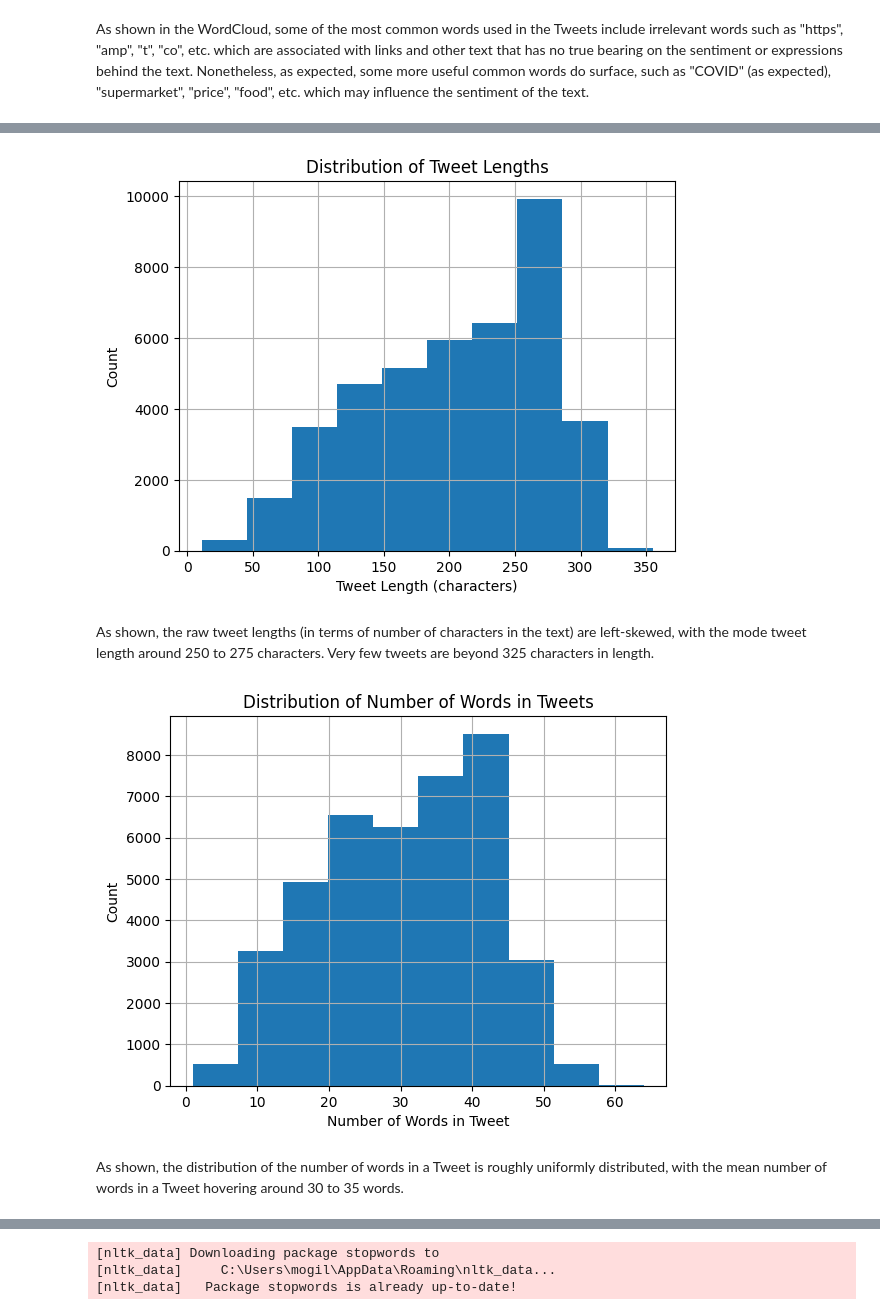
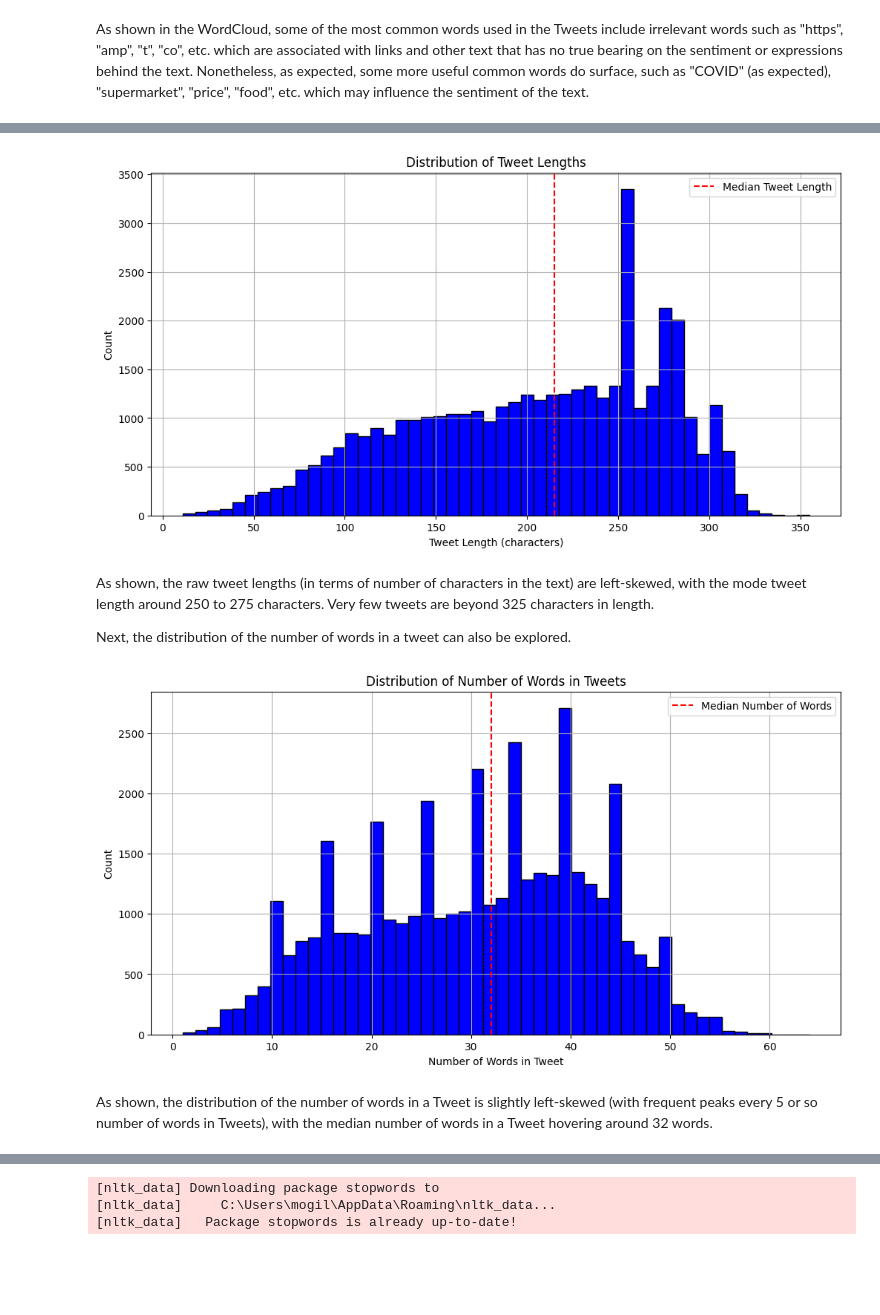
Before and after one commit to ALIENHZ1/ECE443_Term_Project, a Jupyter notebook: Covid/The_Sigmoid_Squad_Dataset4_3CLASSES.ipynb, the cells around one changed output, grey strips where cells are left out. Saved outputs shown, nothing was run; the diff lists cells and outputs as text; code cells hidden in the pictures; blank space fills up the shorter version.

```diff
--- a/Covid/The_Sigmoid_Squad_Dataset4_3CLASSES.ipynb
+++ b/Covid/The_Sigmoid_Squad_Dataset4_3CLASSES.ipynb
@@ -147,0 +169,27 @@ As shown in the WordCloud, some of the most common words used in the Tweets incl
+# %%
+# Get TweetLength feature to see any correlations
+train_df['TweetLength'] = train_df['OriginalTweet'].str.len()
+
+# Distribution of Tweet lengths by sentiment
+plt.figure(figsize=(10, 6))
+sns.violinplot(data=train_df, x='Sentiment', y='TweetLength', palette='Set2')
+plt.title('Distribution of Tweet Lengths by Sentiment')
+plt.xlabel('Sentiment')
+plt.ylabel('Tweet Length (number of characters)')
+plt.show()
+
+# Correlation heatmap between sentiment and Tweet length
+train_df['SentimentEncoding'] = train_df['Sentiment'].map({ # temporary mapping to apply correlations
+    'Extremely Negative': 0,
+    'Negative': 1,
+    'Neutral': 0,
+    'Positive': 3,
+    'Extremely Positive': 4
+})
+corr_matrix = train_df[['TweetLength', 'SentimentEncoding']].corr()
+plt.figure(figsize=(6, 4))
+sns.heatmap(corr_matrix, annot=True, cmap='coolwarm', fmt='.2f')
+plt.title("Correlation Between Tweet Length and Sentiment")
+
+# Drop the columns since they were simply used for EDA and most likely won't be needed in the future
+train_df = train_df.drop(columns=['TweetLength', 'SentimentEncoding'])
@@ -148,22 +206,34 @@ As shown in the WordCloud, some of the most common words used in the Tweets incl
 # %%
 # Create histogram of the length of each tweet (number of characters)
-train_df['OriginalTweet'].str.len().hist()
+tweet_len = train_df['OriginalTweet'].str.len()
+plt.figure(figsize=(12, 6))
+plt.hist(tweet_len, bins=50, color='blue', edgecolor='black')
+plt.axvline(x=tweet_len.median(), color='red', linestyle='--', label='Median Tweet Length')
 plt.xlabel('Tweet Length (characters)')
 plt.ylabel('Count')
 plt.title('Distribution of Tweet Lengths')
+plt.legend()
+plt.grid()
 plt.show()
 # %% [output]
-[figure, old version]
+[figure, new version]
 # %% [markdown]
 As shown, the raw tweet lengths (in terms of number of characters in the text) are left-skewed, with the mode tweet length around 250 to 275 characters. Very few tweets are beyond 325 characters in length.
+
+Next, the distribution of the number of words in a tweet can also be explored.
 # %%
 # Create a histogram of the number of words in each tweet
-train_df['OriginalTweet'].str.split().map(lambda x : len(x)).hist()
+num_words = train_df['OriginalTweet'].str.split().map(len)
+plt.figure(figsize=(12, 6))
+plt.hist(num_words, bins=50, color='blue', edgecolor='black')
+plt.axvline(x=num_words.median(), color='red', linestyle='--', label='Median Number of Words')
 plt.xlabel('Number of Words in Tweet')
 plt.ylabel('Count')
 plt.title('Distribution of Number of Words in Tweets')
+plt.legend()
+plt.grid()
 plt.show()
 # %% [output]
-[figure, old version]
+[figure, new version]
 # %% [markdown]
-As shown, the distribution of the number of words in a Tweet is roughly uniformly distributed, with the mean number of words in a Tweet hovering around 30 to 35 words.
+As shown, the distribution of the number of words in a Tweet is slightly left-skewed (with frequent peaks every 5 or so number of words in Tweets), with the median number of words in a Tweet hovering around 32 words.
```
Also changed, not shown: parts of 30 cells of this notebook.
